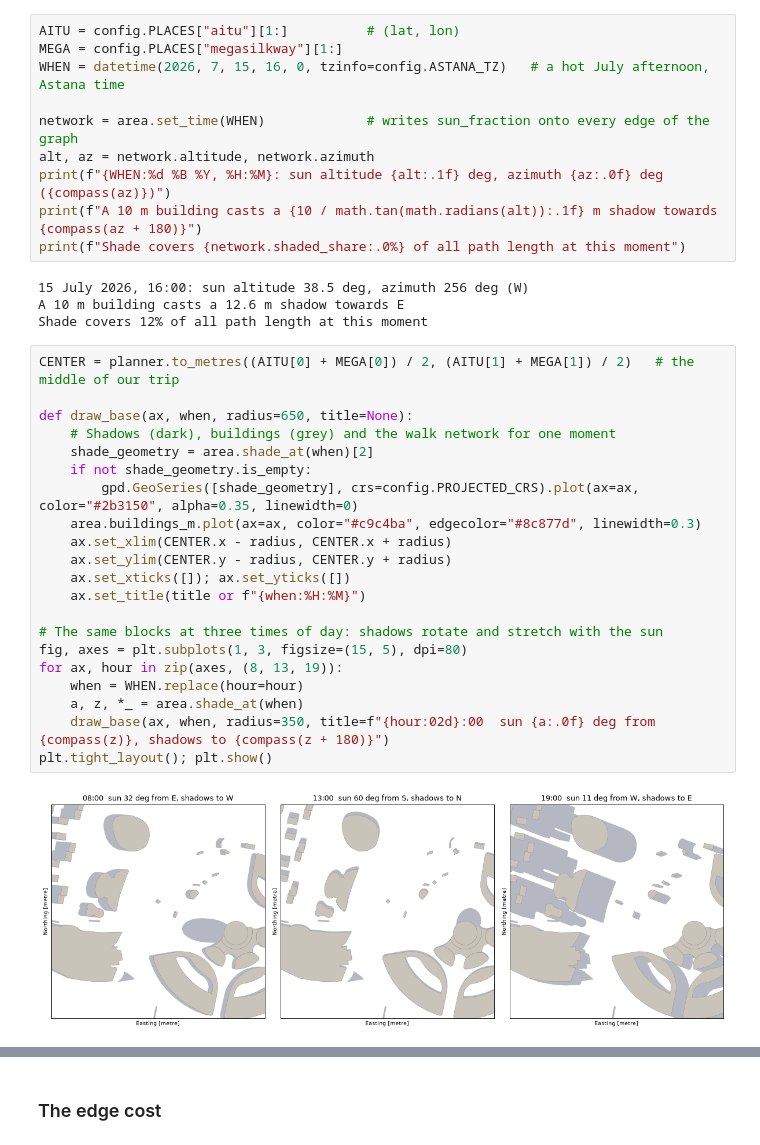
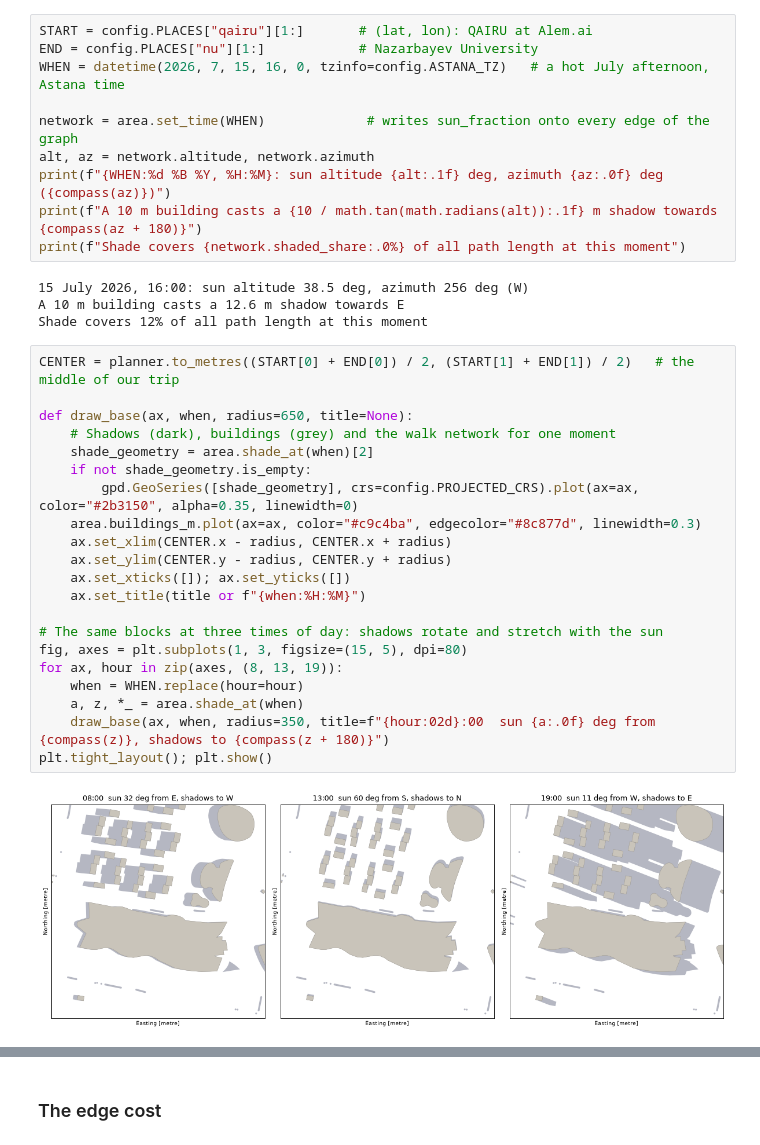
Before and after one commit to Akanov-Kanta/saya, a Jupyter notebook: SAYA_algorithms.ipynb, the cells around one changed output, grey strips where cells are left out. Drawn from its saved outputs; the diff is of its cells as text.

```diff
--- a/SAYA_algorithms.ipynb
+++ b/SAYA_algorithms.ipynb
@@ -77,8 +82,8 @@ $$\text{shadow} = \frac{h}{\tan(\text{altitude})}$$
 
 pointing away from the sun (azimuth + 180°). `shade.py` sweeps every footprint along that vector and joins all shadows. Then every path edge gets a **sun fraction** between 0 (fully shaded) and 1 (fully in the sun). This is the input to A*.
 # %%
-AITU = config.PLACES["aitu"][1:]          # (lat, lon)
-MEGA = config.PLACES["megasilkway"][1:]
+START = config.PLACES["qairu"][1:]       # (lat, lon): QAIRU at Alem.ai
+END = config.PLACES["nu"][1:]            # Nazarbayev University
 WHEN = datetime(2026, 7, 15, 16, 0, tzinfo=config.ASTANA_TZ)   # a hot July afternoon, Astana time
 
 network = area.set_time(WHEN)             # writes sun_fraction onto every edge of the graph
@@ -91,28 +96,28 @@ print(f"Shade covers {network.shaded_share:.0%} of all path length at this momen
 A 10 m building casts a 12.6 m shadow towards E
 Shade covers 12% of all path length at this moment
 # %%
-CENTER = planner.to_metres((AITU[0] + MEGA[0]) / 2, (AITU[1] + MEGA[1]) / 2)   # the middle of our trip
+CENTER = planner.to_metres((START[0] + END[0]) / 2, (START[1] + END[1]) / 2)   # the middle of our trip
 
 def draw_base(ax, when, radius=650, title=None):
     # Shadows (dark), buildings (grey) and the walk network for one moment
     shade_geometry = area.shade_at(when)[2]
     if not shade_geometry.is_empty:
         gpd.GeoSeries([shade_geometry], crs=config.PROJECTED_CRS).plot(ax=ax, color="#2b3150", alpha=0.35, linewidth=0)
     area.buildings_m.plot(ax=ax, color="#c9c4ba", edgecolor="#8c877d", linewidth=0.3)
     ax.set_xlim(CENTER.x - radius, CENTER.x + radius)
     ax.set_ylim(CENTER.y - radius, CENTER.y + radius)
     ax.set_xticks([]); ax.set_yticks([])
     ax.set_title(title or f"{when:%H:%M}")
 
 # The same blocks at three times of day: shadows rotate and stretch with the sun
 fig, axes = plt.subplots(1, 3, figsize=(15, 5), dpi=80)
 for ax, hour in zip(axes, (8, 13, 19)):
     when = WHEN.replace(hour=hour)
     a, z, *_ = area.shade_at(when)
     draw_base(ax, when, radius=350, title=f"{hour:02d}:00  sun {a:.0f} deg from {compass(z)}, shadows to {compass(z + 180)}")
 plt.tight_layout(); plt.show()
 # %% [output]
-[figure, old version]
+[figure, new version]
 # %%
 # Every path edge coloured by its sun fraction at 16:00 (blue = shade, red = full sun)
 sun_fraction = area.shade_at(WHEN)[3]
```
Also changed, not shown: parts of 22 cells of this notebook, 18 other files.
